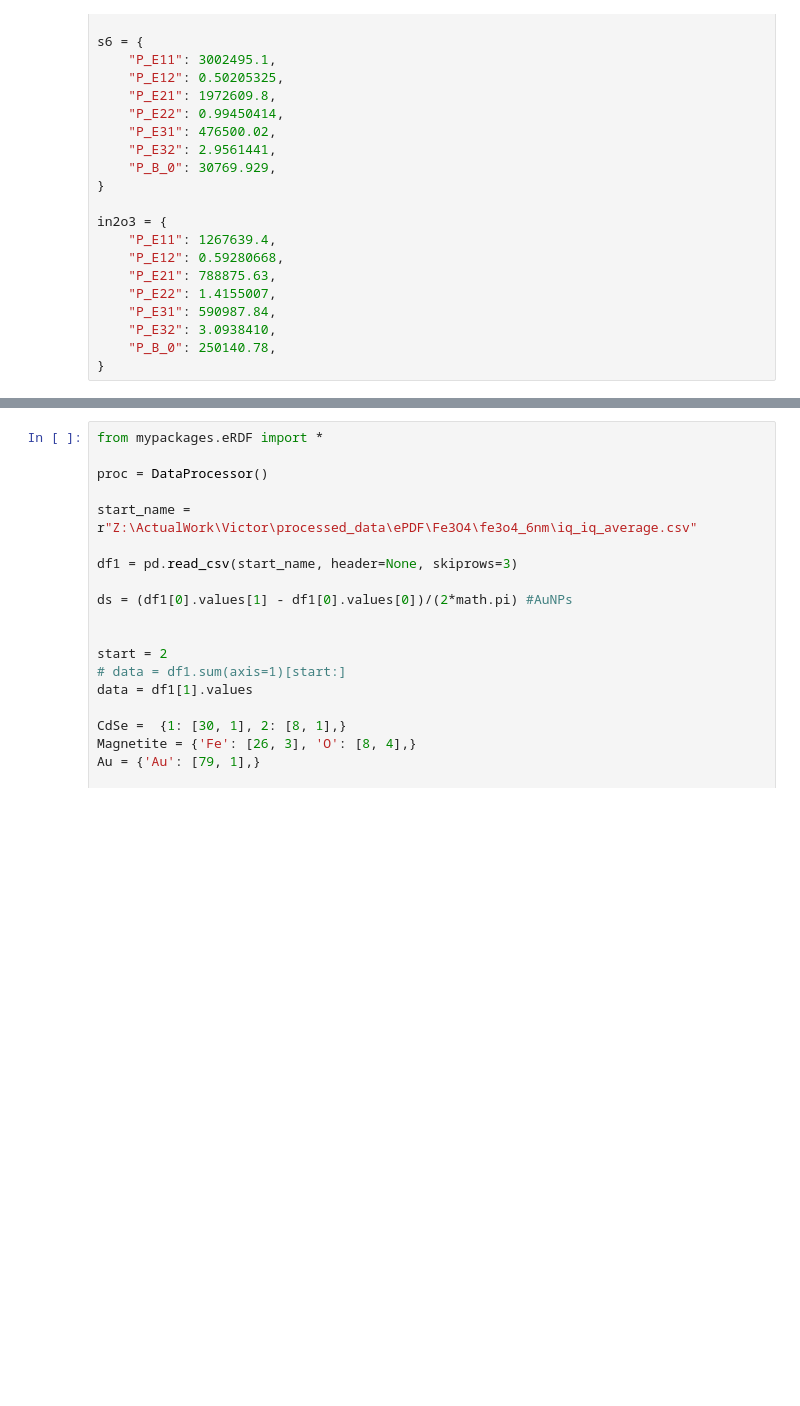
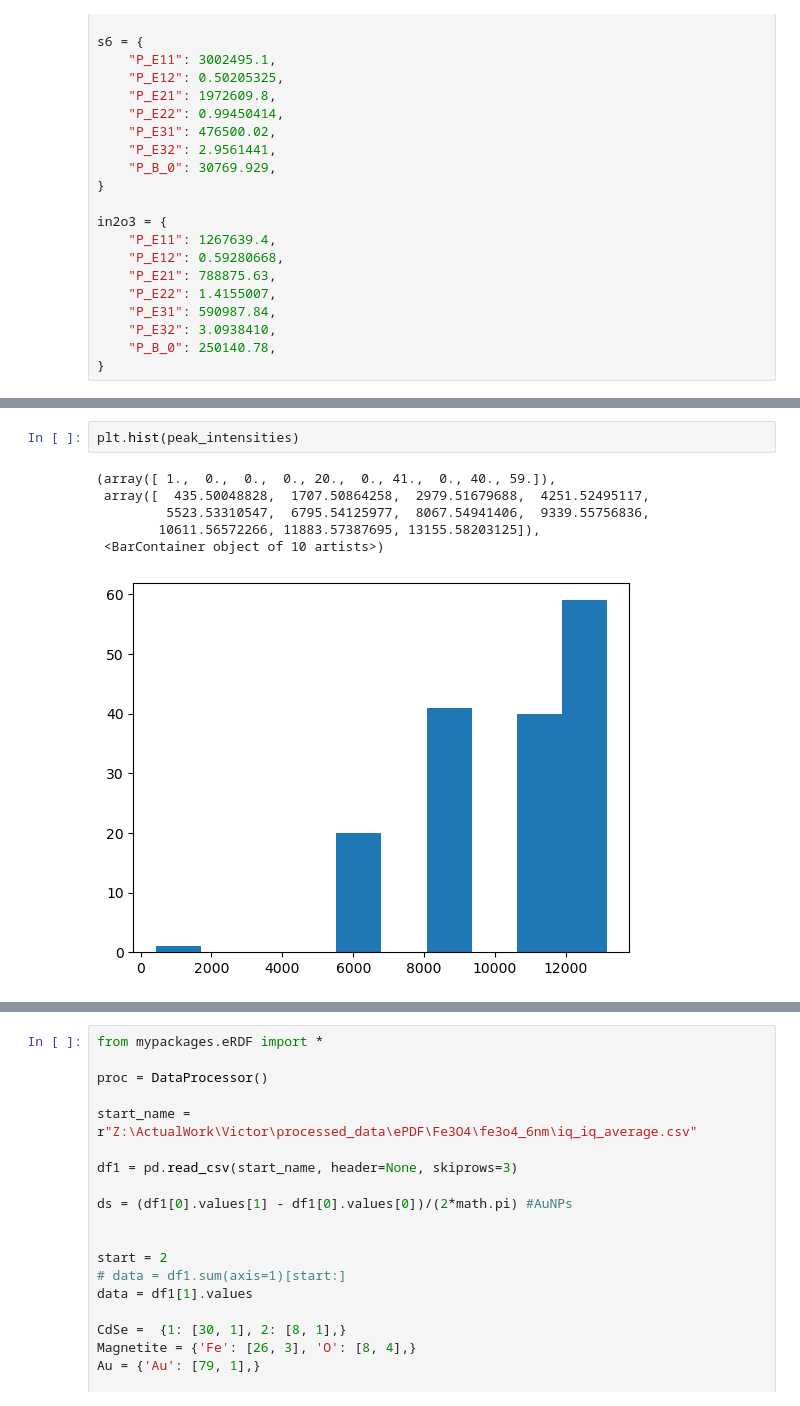
Before and after one commit to victorsecco/PyeRDF, a Jupyter notebook: notebooks/02.1_eRDF.ipynb, the cells around one changed output, grey strips where cells are left out. Saved outputs shown, nothing was run; the diff lists cells and outputs as text; blank space fills up the shorter version.

```diff
--- a/notebooks/02.1_eRDF.ipynb
+++ b/notebooks/02.1_eRDF.ipynb
@@ -149,0 +228,9 @@ in2o3 = {
+# %%
+plt.hist(peak_intensities)
+# %% [output]
+(array([ 1.,  0.,  0.,  0., 20.,  0., 41.,  0., 40., 59.]),
+ array([  435.50048828,  1707.50864258,  2979.51679688,  4251.52495117,
+         5523.53310547,  6795.54125977,  8067.54941406,  9339.55756836,
+        10611.56572266, 11883.57387695, 13155.58203125]),
+ <BarContainer object of 10 artists>)
+[figure, added]
```
Also changed, not shown: parts of 12 cells of this notebook, 8 other files.
